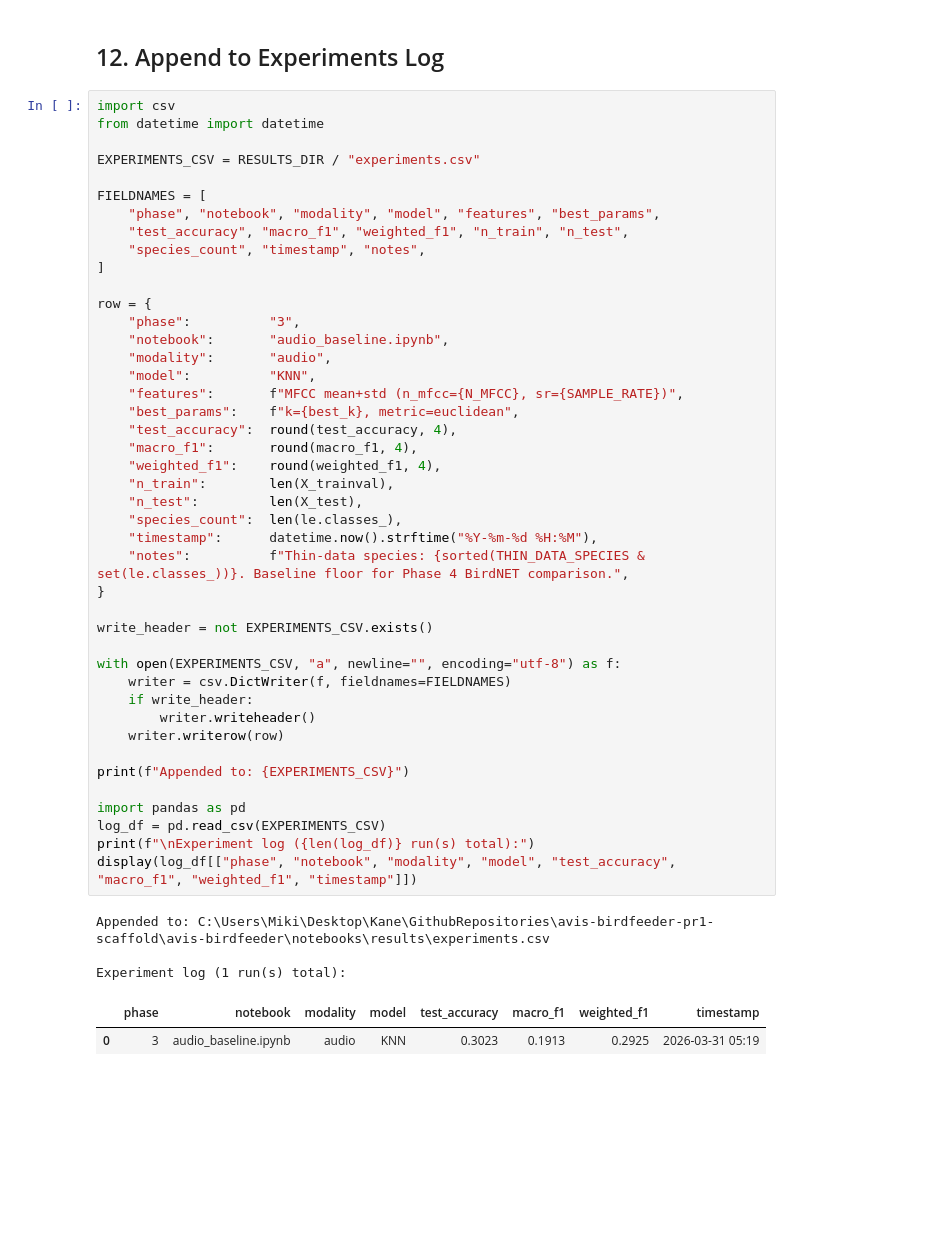
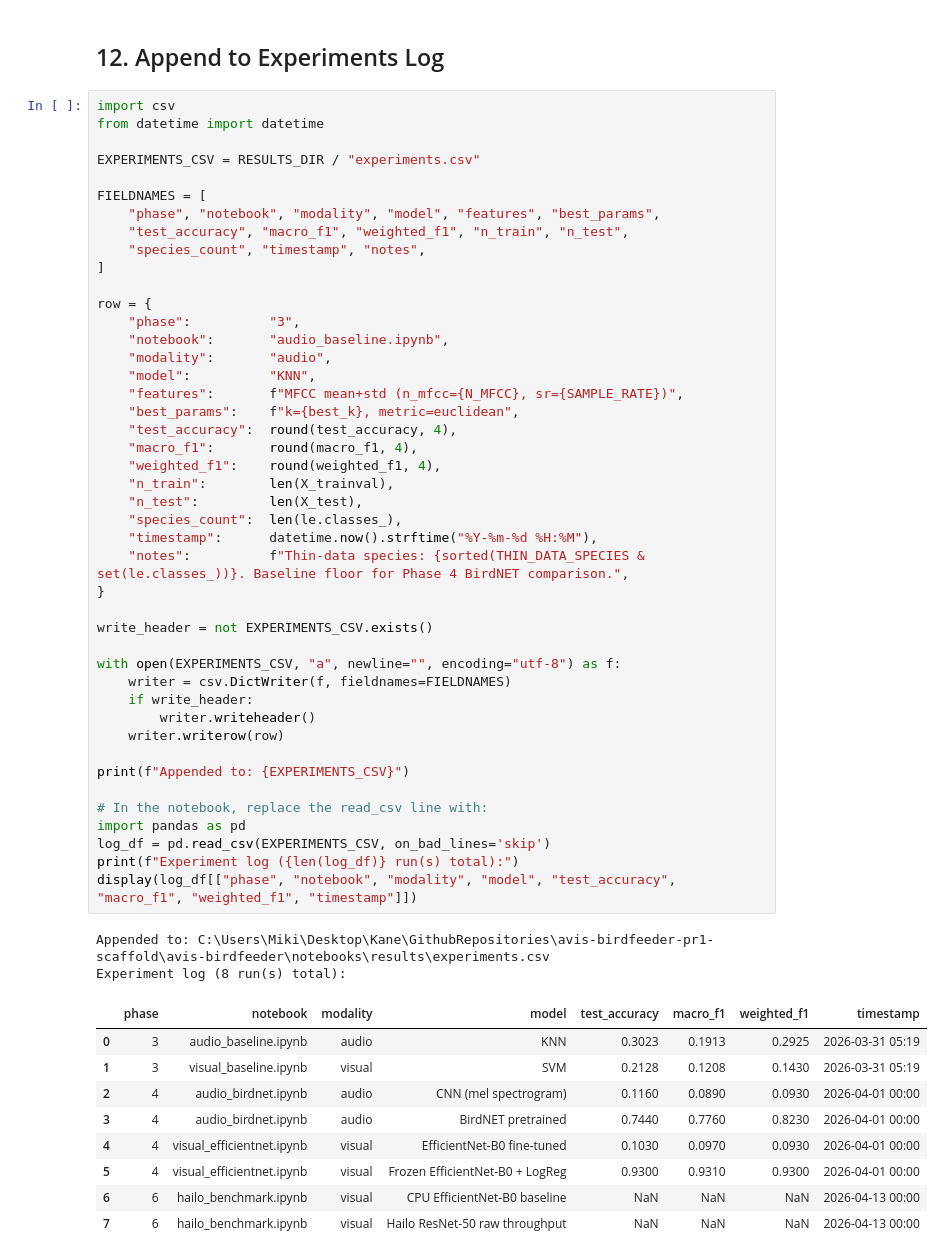
Before and after one commit to kanecruzwalker/avis-birdfeeder, a Jupyter notebook: notebooks/audio_baseline.ipynb, the cells around one changed output. Saved outputs shown, nothing was run; the diff lists cells and outputs as text; blank space fills up the shorter version.

```diff
--- a/notebooks/audio_baseline.ipynb
+++ b/notebooks/audio_baseline.ipynb
@@ -503,34 +503,41 @@ row = {
     "modality":       "audio",
     "model":          "KNN",
     "features":       f"MFCC mean+std (n_mfcc={N_MFCC}, sr={SAMPLE_RATE})",
     "best_params":    f"k={best_k}, metric=euclidean",
     "test_accuracy":  round(test_accuracy, 4),
     "macro_f1":       round(macro_f1, 4),
     "weighted_f1":    round(weighted_f1, 4),
     "n_train":        len(X_trainval),
     "n_test":         len(X_test),
     "species_count":  len(le.classes_),
     "timestamp":      datetime.now().strftime("%Y-%m-%d %H:%M"),
     "notes":          f"Thin-data species: {sorted(THIN_DATA_SPECIES & set(le.classes_))}. Baseline floor for Phase 4 BirdNET comparison.",
 }
 
 write_header = not EXPERIMENTS_CSV.exists()
 
 with open(EXPERIMENTS_CSV, "a", newline="", encoding="utf-8") as f:
     writer = csv.DictWriter(f, fieldnames=FIELDNAMES)
     if write_header:
         writer.writeheader()
     writer.writerow(row)
 
 print(f"Appended to: {EXPERIMENTS_CSV}")
 
+# In the notebook, replace the read_csv line with:
 import pandas as pd
-log_df = pd.read_csv(EXPERIMENTS_CSV)
-print(f"\nExperiment log ({len(log_df)} run(s) total):")
+log_df = pd.read_csv(EXPERIMENTS_CSV, on_bad_lines='skip')
+print(f"Experiment log ({len(log_df)} run(s) total):")
 display(log_df[["phase", "notebook", "modality", "model", "test_accuracy", "macro_f1", "weighted_f1", "timestamp"]])
 # %% [output]
 Appended to: C:\Users\Miki\Desktop\Kane\GithubRepositories\avis-birdfeeder-pr1-scaffold\avis-birdfeeder\notebooks\results\experiments.csv
-
-Experiment log (1 run(s) total):
+Experiment log (8 run(s) total):
 |  | phase | notebook | modality | model | test_accuracy | macro_f1 | weighted_f1 | timestamp |
 | 0 | 3 | audio_baseline.ipynb | audio | KNN | 0.3023 | 0.1913 | 0.2925 | 2026-03-31 05:19 |
+| 1 | 3 | visual_baseline.ipynb | visual | SVM | 0.2128 | 0.1208 | 0.1430 | 2026-03-31 05:19 |
+| 2 | 4 | audio_birdnet.ipynb | audio | CNN (mel spectrogram) | 0.1160 | 0.0890 | 0.0930 | 2026-04-01 00:00 |
+| 3 | 4 | audio_birdnet.ipynb | audio | BirdNET pretrained | 0.7440 | 0.7760 | 0.8230 | 2026-04-01 00:00 |
+| 4 | 4 | visual_efficientnet.ipynb | visual | EfficientNet-B0 fine-tuned | 0.1030 | 0.0970 | 0.0930 | 2026-04-01 00:00 |
+| 5 | 4 | visual_efficientnet.ipynb | visual | Frozen EfficientNet-B0 + LogReg | 0.9300 | 0.9310 | 0.9300 | 2026-04-01 00:00 |
+| 6 | 6 | hailo_benchmark.ipynb | visual | CPU EfficientNet-B0 baseline | NaN | NaN | NaN | 2026-04-13 00:00 |
+| 7 | 6 | hailo_benchmark.ipynb | visual | Hailo ResNet-50 raw throughput | NaN | NaN | NaN | 2026-04-13 00:00 |
```
Also changed, not shown: 3 other files.
